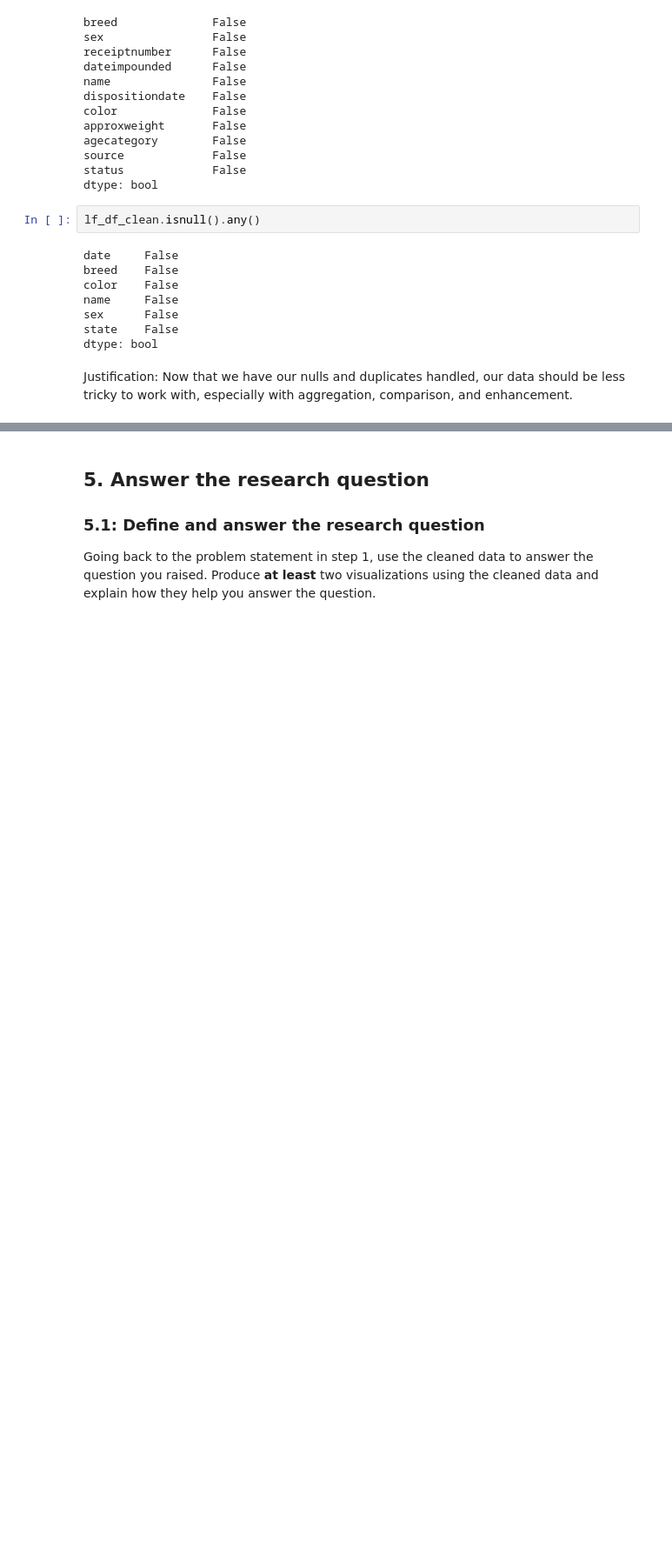
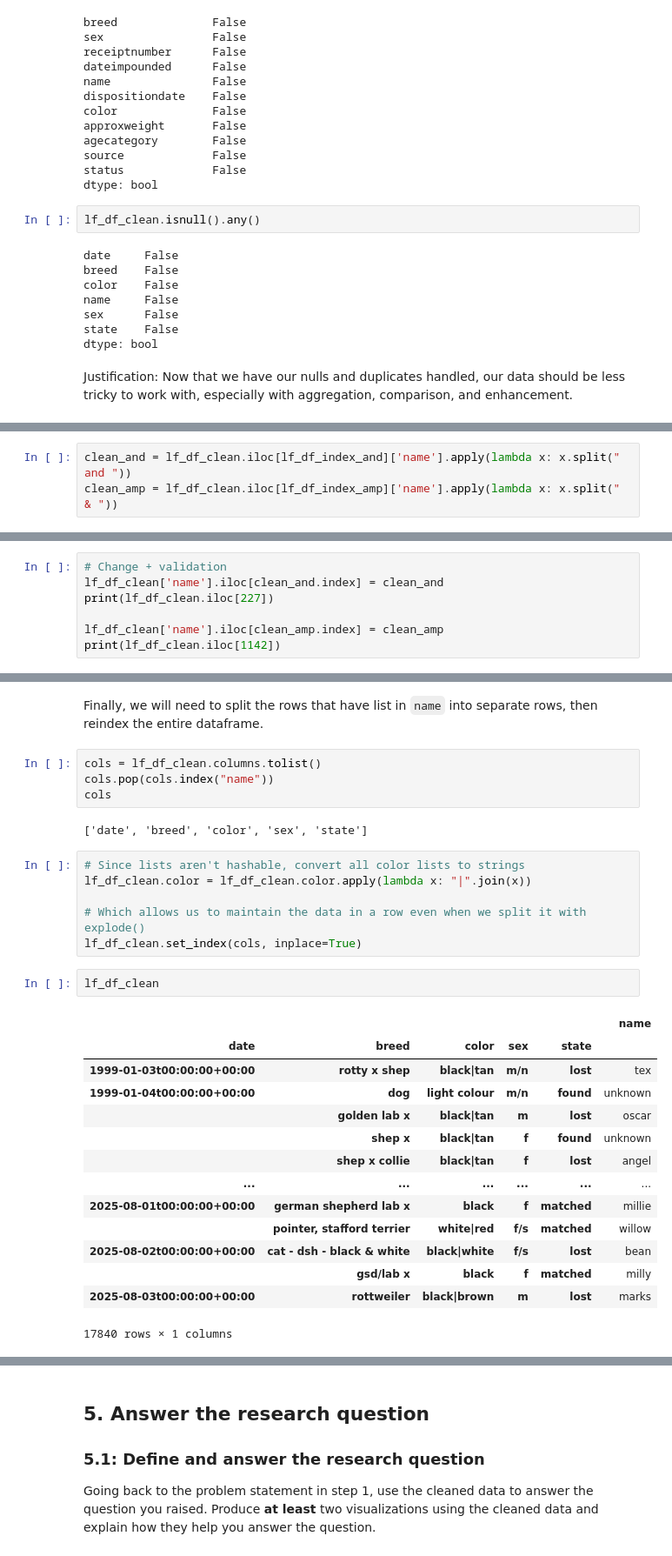
Before and after one commit to birbarino/Python-Projects, a Jupyter notebook: data-wrangling/project/data_wrangling_project_starter.ipynb, the cells around one changed output, grey strips where cells are left out. Shown at 87% size. Cells and saved outputs as stored; diff of their text form; blank space fills up the shorter version.

```diff
--- a/data-wrangling/project/data_wrangling_project_starter.ipynb
+++ b/data-wrangling/project/data_wrangling_project_starter.ipynb
@@ -653,0 +660,3 @@ Update your local database/data store with the cleaned data, following best prac
+# %%
+clean_and = lf_df_clean.iloc[lf_df_index_and]['name'].apply(lambda x: x.split(" and "))
+clean_amp = lf_df_clean.iloc[lf_df_index_amp]['name'].apply(lambda x: x.split(" & "))
@@ -653,0 +682,7 @@ Update your local database/data store with the cleaned data, following best prac
+# %%
+# Change + validation
+lf_df_clean['name'].iloc[clean_and.index] = clean_and
+print(lf_df_clean.iloc[227])
+
+lf_df_clean['name'].iloc[clean_amp.index] = clean_amp
+print(lf_df_clean.iloc[1142])
@@ -653,0 +721,31 @@ Update your local database/data store with the cleaned data, following best prac
+# %% [markdown]
+Finally, we will need to split the rows that have list in `name` into separate rows, then reindex the entire dataframe.
+# %%
+cols = lf_df_clean.columns.tolist()
+cols.pop(cols.index("name"))
+cols
+# %% [output]
+['date', 'breed', 'color', 'sex', 'state']
+# %%
+# Since lists aren't hashable, convert all color lists to strings
+lf_df_clean.color = lf_df_clean.color.apply(lambda x: "|".join(x))
+
+# Which allows us to maintain the data in a row even when we split it with explode()
+lf_df_clean.set_index(cols, inplace=True)
+# %%
+lf_df_clean
+# %% [output]
+|  |  |  |  |  | name |
+| date | breed | color | sex | state |  |
+| 1999-01-03t00:00:00+00:00 | rotty x shep | black|tan | m/n | lost | tex |
+| 1999-01-04t00:00:00+00:00 | dog | light colour | m/n | found | unknown |
+|  | golden lab x | black|tan | m | lost | oscar |
+|  | shep x | black|tan | f | found | unknown |
+|  | shep x collie | black|tan | f | lost | angel |
+| ... | ... | ... | ... | ... | ... |
+| 2025-08-01t00:00:00+00:00 | german shepherd lab x | black | f | matched | millie |
+|  | pointer, stafford terrier | white|red | f/s | matched | willow |
+| 2025-08-02t00:00:00+00:00 | cat - dsh - black & white | black|white | f/s | lost | bean |
+|  | gsd/lab x | black | f | matched | milly |
+| 2025-08-03t00:00:00+00:00 | rottweiler | black|brown | m | lost | marks |
+17840 rows × 1 columns
```
Also changed, not shown: parts of 92 cells of this notebook, 19 other files.
